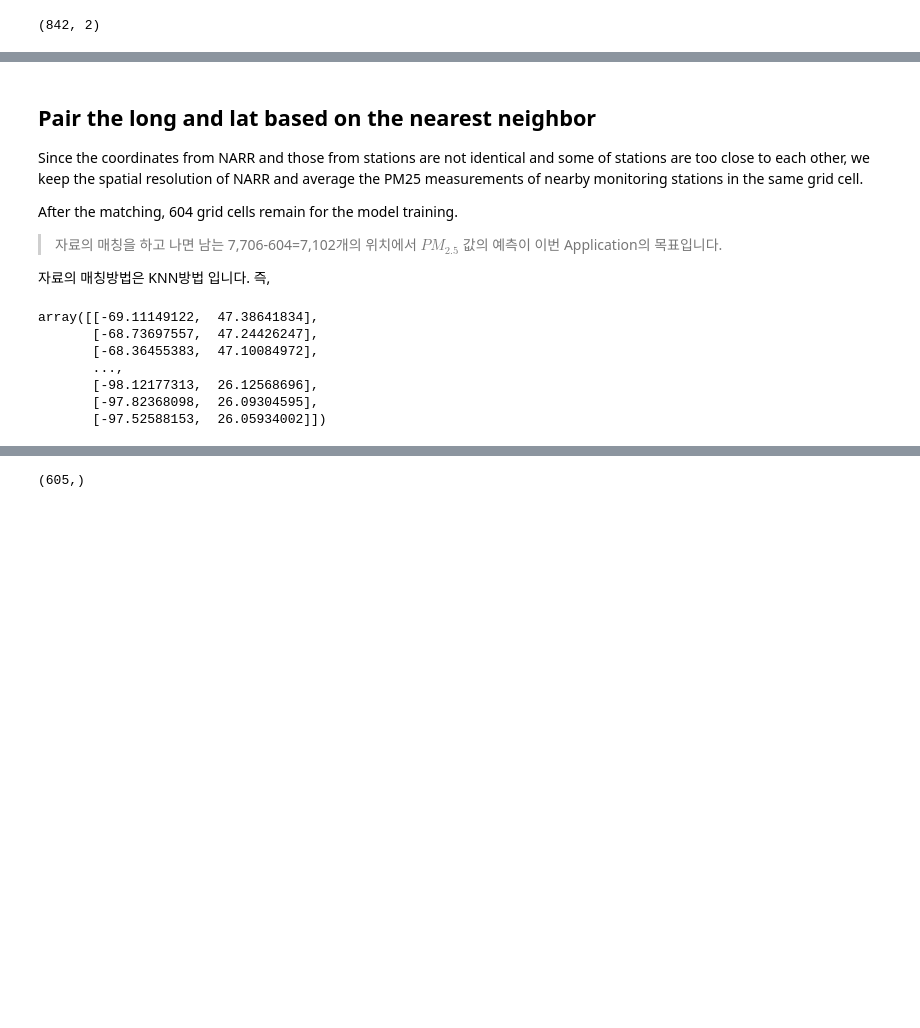
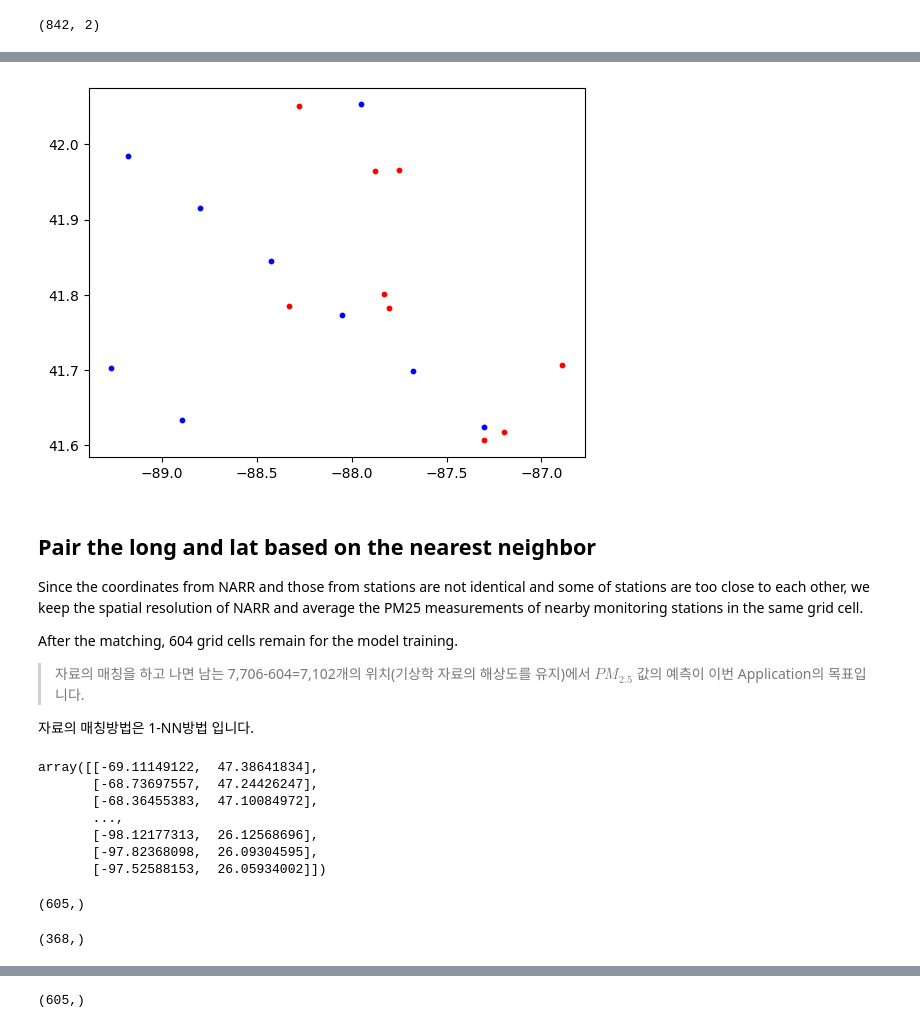
Before and after one commit to rnjsgjswjd/DeepKriging, a Jupyter notebook: Application_Study.ipynb, the cells around one changed output, grey strips where cells are left out. Cells and saved outputs as stored; diff of their text form; code cells hidden in the pictures; blank space fills up the shorter version.

```diff
--- a/Application_Study.ipynb
+++ b/Application_Study.ipynb
@@ -72,12 +88,29 @@ aqs_lonlat.shape
+# %%
+# "시카고"의 PM2.5 data와 meteorogical data를 지도위에 동시에 표시
+
+## PM2.5 data에서 시카고 지역의 데이터만 추출
+chicago_pm25 = df2[(df2['Latitude'] > 41.6) & (df2['Latitude'] < 42.1) & (df2['Longitude'] > -89.5) & (df2['Longitude'] < -86.5)]
+chicago_pm25 = chicago_pm25.values[:,[1,2]]
+
+## 기상학 data에서 시카고 지역의 데이터만 추출
+chicago_met = df1[(df1['lat'] > 41.6) & (df1['lat'] < 42.1) & (df1['long'] > -89.5) & (df1['long'] < -86.5)]
+chicago_met = chicago_met.values[:,[1,2]]
+
+## PM2.5 data와 기상학 data를 지도위에 동시에 표시
+plt.scatter(chicago_pm25[:,0], chicago_pm25[:,1], c='r', s=10) # PM2.5 data
+plt.scatter(chicago_met[:,0], chicago_met[:,1], c='b', s=10) # meteorogical data
+plt.show()
+# %% [output]
+[figure, added]
 # %% [markdown]
 ## Pair the long and lat based on the nearest neighbor
  Since the coordinates from NARR and those from stations are not identical and some of stations are too close to each other, we keep the spatial resolution of NARR and average the PM25 measurements of nearby monitoring stations in the same grid cell.
 
  After the matching, 604 grid cells remain for the model training.
 
-> 자료의 매칭을 하고 나면 남는 7,706-604=7,102개의 위치에서 $PM_{2.5}$ 값의 예측이 이번 Application의 목표입니다.
+> 자료의 매칭을 하고 나면 남는 7,706-604=7,102개의 위치(기상학 자료의 해상도를 유지)에서 $PM_{2.5}$ 값의 예측이 이번 Application의 목표입니다.
 
-자료의 매칭방법은 KNN방법 입니다. 즉,
+자료의 매칭방법은 1-NN방법 입니다.
 # %%
 from scipy import spatial
 
@@ -107,0 +142,20 @@ idx = tree.query(aqs_lonlat)[1]
+# %%
+# 좀 더 살펴보기
+unique_indices = np.unique(tree.query(aqs_lonlat)[1])
+unique_indices.shape
+    # 특정 PM2.5 관측소들이 모여있어 가장 가까운 기상 데이터 좌표가 중복될 수 있습니다.
+    # 밑의 그림을 통해 더 자세히 살펴볼 수 있음.
+# %% [output]
+(605,)
+# %%
+# idx에서 중복이 발생한 인덱스 저장
+duplicated_idx = []
+
+for i in idx:
+    if np.sum(idx == i) > 1:
+        duplicated_idx.append(i)
+
+duplicated_idx = np.array(duplicated_idx)
+duplicated_idx.shape
+# %% [output]
+(368,)
```
Also changed, not shown: parts of 77 cells of this notebook, 8 other files.
